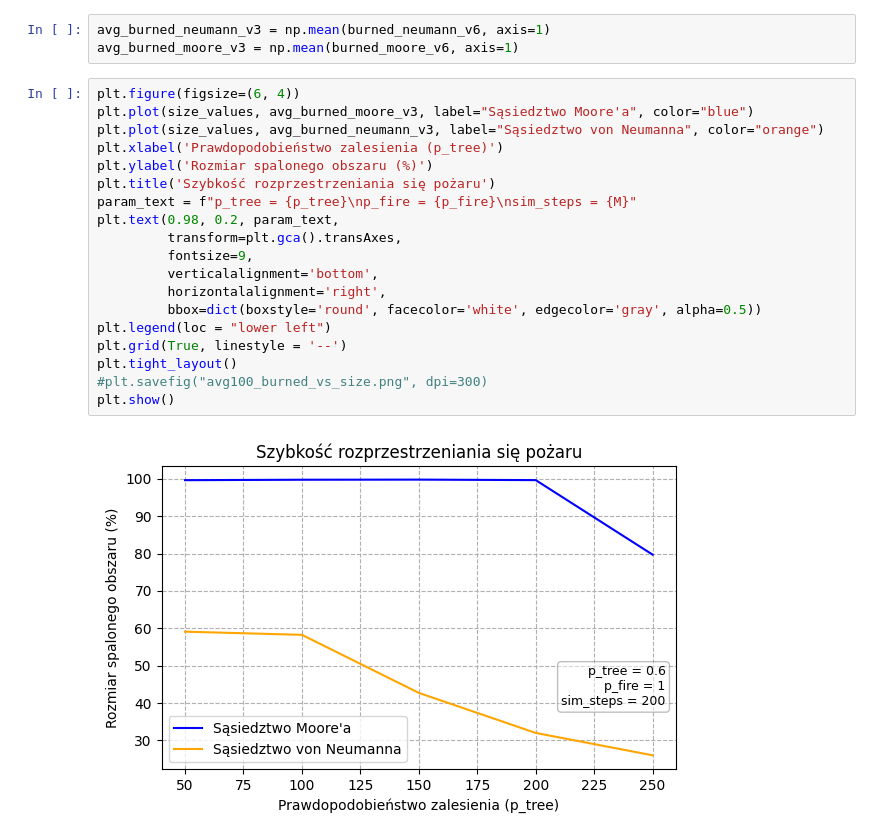
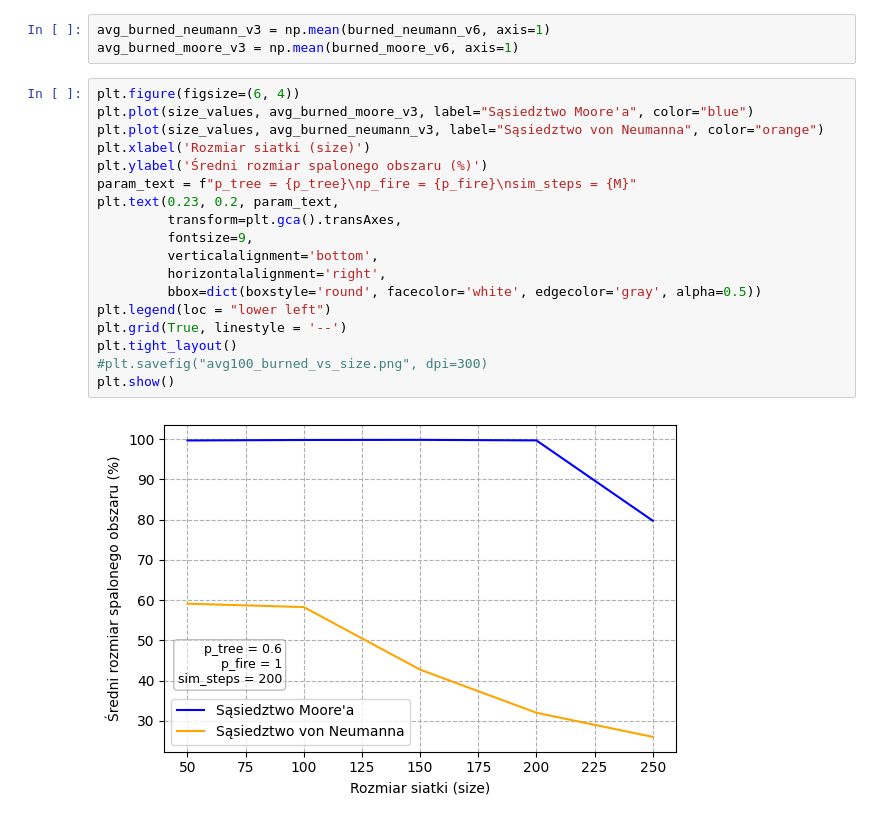
Before and after one commit to JKrempinska/fire-spread-percolation, a Jupyter notebook: fire.ipynb, the cells around one changed output. Drawn from its saved outputs; the diff is of its cells as text.

Commit message:
Szybkość rozprzestrzeniania się ognia
Szybkość rozprzestrzeniania się ognia VS krok symulacji, zalesienie obszaru i rozmiar siatki

```diff
--- a/fire.ipynb
+++ b/fire.ipynb
@@ -360,21 +355,20 @@ avg_burned_moore_v3 = np.mean(burned_moore_v6, axis=1)
 # %%
 plt.figure(figsize=(6, 4))
 plt.plot(size_values, avg_burned_moore_v3, label="Sąsiedztwo Moore'a", color="blue")
 plt.plot(size_values, avg_burned_neumann_v3, label="Sąsiedztwo von Neumanna", color="orange")
-plt.xlabel('Prawdopodobieństwo zalesienia (p_tree)')
-plt.ylabel('Rozmiar spalonego obszaru (%)')
-plt.title('Szybkość rozprzestrzeniania się pożaru')
+plt.xlabel('Rozmiar siatki (size)')
+plt.ylabel('Średni rozmiar spalonego obszaru (%)')
 param_text = f"p_tree = {p_tree}\np_fire = {p_fire}\nsim_steps = {M}"
-plt.text(0.98, 0.2, param_text,
+plt.text(0.23, 0.2, param_text,
          transform=plt.gca().transAxes,
          fontsize=9,
          verticalalignment='bottom',
          horizontalalignment='right',
          bbox=dict(boxstyle='round', facecolor='white', edgecolor='gray', alpha=0.5))
 plt.legend(loc = "lower left")
 plt.grid(True, linestyle = '--')
 plt.tight_layout()
 #plt.savefig("avg100_burned_vs_size.png", dpi=300)
 plt.show()
 # %% [output]
-[figure, old version]
+[figure, new version]
```
Also changed, not shown: parts of 5 cells of this notebook.
